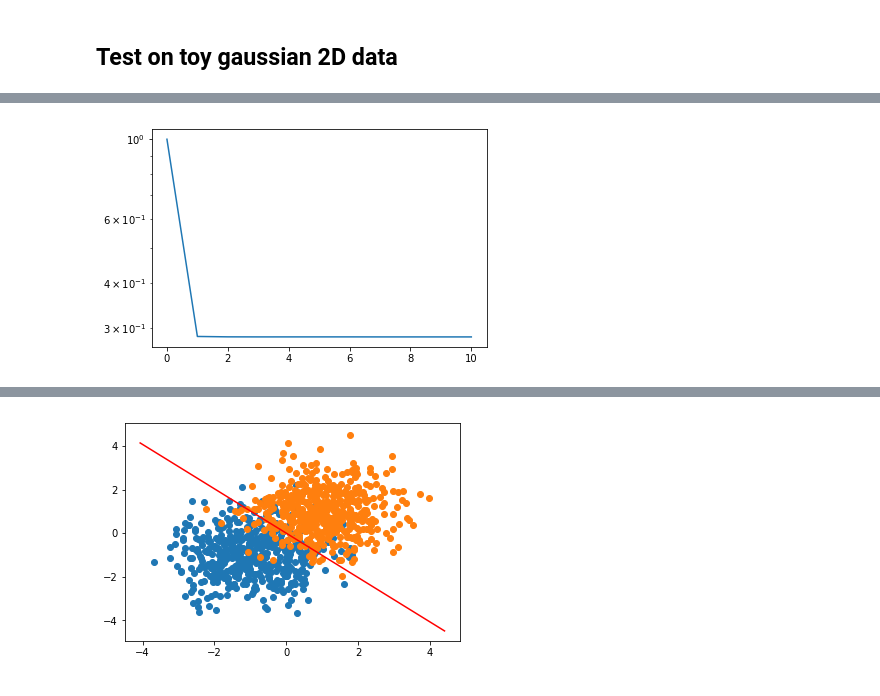
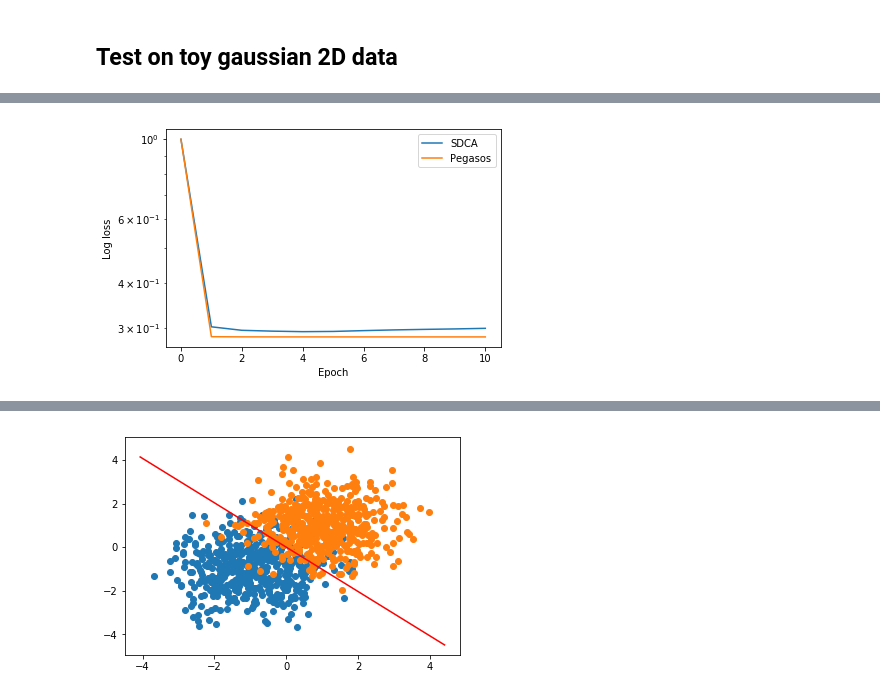
Before and after one commit to BoucheDimitri/SOADML, a Jupyter notebook: SDCA.ipynb, the cells around one changed output, grey strips where cells are left out. Cells and saved outputs as stored; diff of their text form; code cells hidden in the pictures.

```diff
--- a/SDCA.ipynb
+++ b/SDCA.ipynb
@@ -197,17 +197,21 @@ def sdca_perm_epoch(w, alpha, xmat, y, lamb, lossfunc=hinge):
         alpha[i] += delta
         w += (1 / (lamb * n)) * delta * xmat[:, i]
 # %%
-def sdca_perm(alpha0, xmat, y, lamb, nmax_epochs, epsilon, lossfunc=hinge):
+def sdca_perm(alpha0, xmat, y, lamb, nepochs, epsilon, lossfunc=hinge, sgd_first=True):
     n = xmat.shape[1]
     alpha = alpha0.copy()
+    loss_track = []
     w = alpha_to_w(alpha0, xmat, lamb)
-    loss_track = []
     loss_track.append(cum_loss(w, xmat, y, lamb, lossfunc))
+    k = 0
+    if sgd_first :
+        alpha0, w = modified_sgd(xmat, y, 1)
+        k += 1
+        loss_track.append(cum_loss(w, xmat, y, lamb, lossfunc))
     # gaps_track = []
     # gap = np.inf
-    k = 0
     # while (gap > epsilon) and (k < nmax_epochs) :
-    while k < nmax_epochs :
+    while k <= nepochs :
         sdca_perm_epoch(w, alpha, xmat, y, lamb, lossfunc)
         k += 1
         loss_track.append(cum_loss(w, xmat, y, lamb, lossfunc))
@@ -228,7 +232,7 @@ def hinge_loss_update(w, xmat, y, eta, lamb, batch_indexes):
 
 hinge.set_pegasos_batch_update(hinge_loss_update)
 # %%
-def pegasos_algorithm(w, xmat, y, lamb, k, nepochs, lossfunc=hinge, time_exec=True):
+def pegasos_algorithm(w, xmat, y, lamb, k, nepochs, lossfunc=hinge):
     n = xmat.shape[1]
     loss_track = []
     loss_track.append(cum_loss(w, xmat, y, lamb, lossfunc))
@@ -272,9 +276,13 @@ w_pegasos = np.zeros((d, ))
 # alpha0, w0 = modified_sgd(xmat, y, 1)
 
 # SDCA epochs
-w_sdca, alpha_sdca, losses_sdca = sdca_perm(alpha0, xmat, y, lamb, 10, 0.001)
+sdca_begin = time.perf_counter()
+w_sdca, alpha_sdca, losses_sdca = sdca_perm(alpha0, xmat, y, lamb, 9, 0.001)
+sdca_time = time.perf_counter() - sdca_begin
+print(sdca_time)
 
 # Pegasos
-d = xmat.shape[0]
-w_pegasos = np.zeros((d, ))
-losses_pegasos = pegasos_algorithm(w_pegasos, xmat, y, lamb, 1, 10, lossfunc=hinge, time_exec=True)
+pegasos_begin = time.perf_counter()
+losses_pegasos = pegasos_algorithm(w_pegasos, xmat, y, lamb, 1, 10, lossfunc=hinge)
+pegasos_time = time.perf_counter() - pegasos_begin
+print(pegasos_time)
@@ -286,5 +292,9 @@ plt.show()
-# %%
-plt.semilogy(losses_pegasos)
-plt.show()
-# %% [output]
-[figure, removed]
+# %%
+plt.semilogy(losses_sdca, label="SDCA")
+plt.semilogy(losses_pegasos, label="Pegasos")
+plt.ylabel("Log loss")
+plt.xlabel("Epoch")
+plt.legend()
+plt.show()
+# %% [output]
+[figure, added]
```
Also changed, not shown: parts of 4 cells of this notebook.
